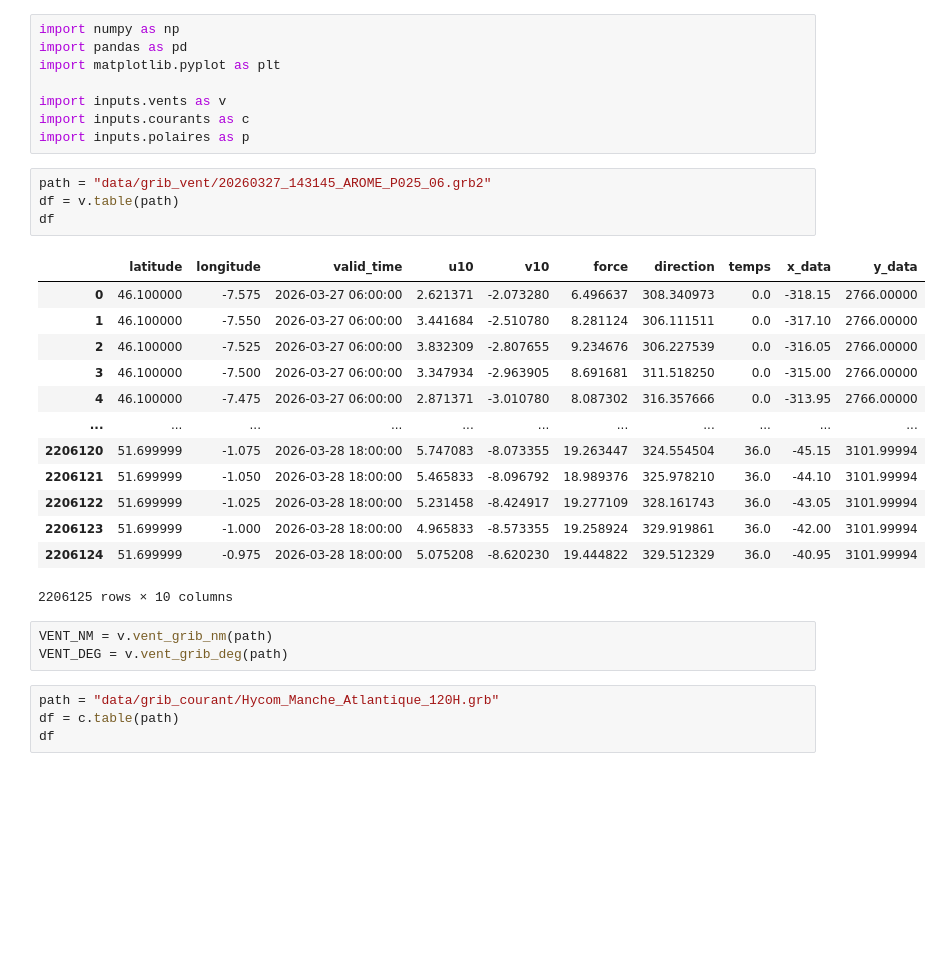
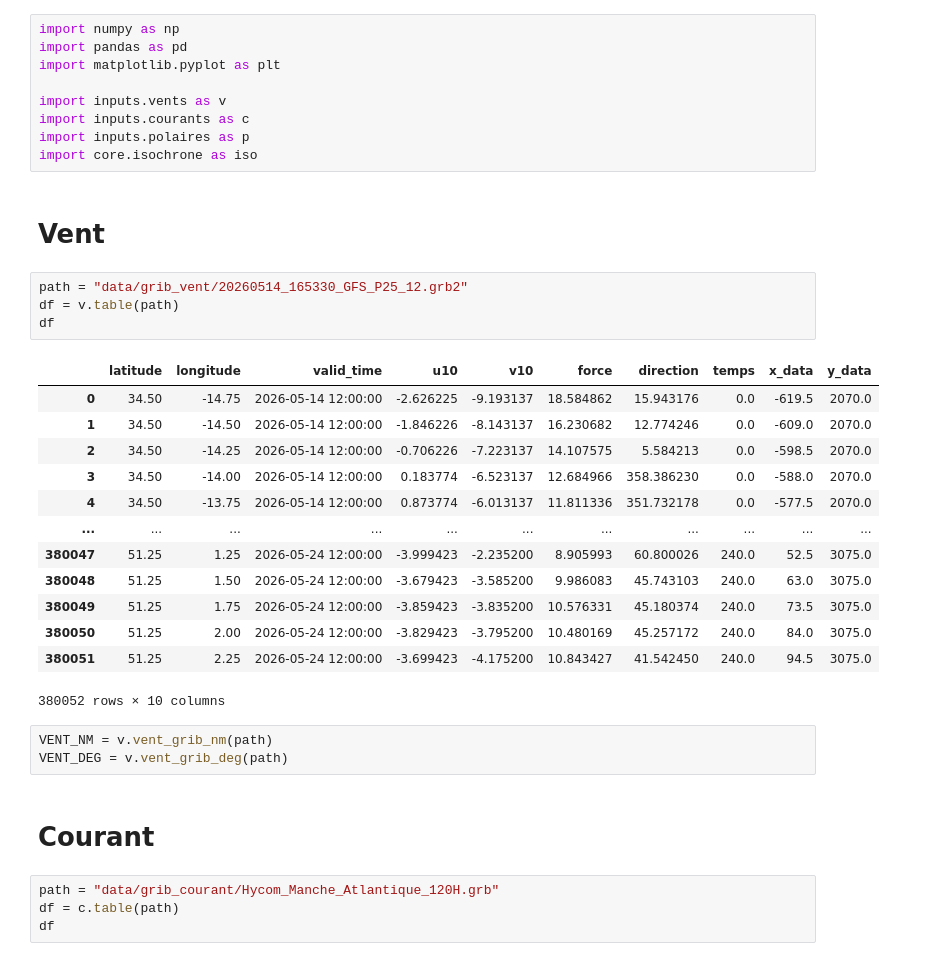
Before and after one commit to louisbsc/routage-meteo, a Jupyter notebook: exec_realwind.ipynb, the cells around one changed output. Saved outputs shown, nothing was run; the diff lists cells and outputs as text; blank space fills up the shorter version.

```diff
--- a/exec_realwind.ipynb
+++ b/exec_realwind.ipynb
@@ -6,27 +6,32 @@ import matplotlib.pyplot as plt
 import inputs.vents as v
 import inputs.courants as c
 import inputs.polaires as p
+import core.isochrone as iso
+# %% [markdown]
+# Vent
 # %%
-path = "data/grib_vent/20260327_143145_AROME_P025_06.grb2"
+path = "data/grib_vent/20260514_165330_GFS_P25_12.grb2"
 df = v.table(path)
 df
 # %% [output]
 |  | latitude | longitude | valid_time | u10 | v10 | force | direction | temps | x_data | y_data |
-| 0 | 46.100000 | -7.575 | 2026-03-27 06:00:00 | 2.621371 | -2.073280 | 6.496637 | 308.340973 | 0.0 | -318.15 | 2766.00000 |
-| 1 | 46.100000 | -7.550 | 2026-03-27 06:00:00 | 3.441684 | -2.510780 | 8.281124 | 306.111511 | 0.0 | -317.10 | 2766.00000 |
-| 2 | 46.100000 | -7.525 | 2026-03-27 06:00:00 | 3.832309 | -2.807655 | 9.234676 | 306.227539 | 0.0 | -316.05 | 2766.00000 |
-| 3 | 46.100000 | -7.500 | 2026-03-27 06:00:00 | 3.347934 | -2.963905 | 8.691681 | 311.518250 | 0.0 | -315.00 | 2766.00000 |
-| 4 | 46.100000 | -7.475 | 2026-03-27 06:00:00 | 2.871371 | -3.010780 | 8.087302 | 316.357666 | 0.0 | -313.95 | 2766.00000 |
+| 0 | 34.50 | -14.75 | 2026-05-14 12:00:00 | -2.626225 | -9.193137 | 18.584862 | 15.943176 | 0.0 | -619.5 | 2070.0 |
+| 1 | 34.50 | -14.50 | 2026-05-14 12:00:00 | -1.846226 | -8.143137 | 16.230682 | 12.774246 | 0.0 | -609.0 | 2070.0 |
+| 2 | 34.50 | -14.25 | 2026-05-14 12:00:00 | -0.706226 | -7.223137 | 14.107575 | 5.584213 | 0.0 | -598.5 | 2070.0 |
+| 3 | 34.50 | -14.00 | 2026-05-14 12:00:00 | 0.183774 | -6.523137 | 12.684966 | 358.386230 | 0.0 | -588.0 | 2070.0 |
+| 4 | 34.50 | -13.75 | 2026-05-14 12:00:00 | 0.873774 | -6.013137 | 11.811336 | 351.732178 | 0.0 | -577.5 | 2070.0 |
 | ... | ... | ... | ... | ... | ... | ... | ... | ... | ... | ... |
-| 2206120 | 51.699999 | -1.075 | 2026-03-28 18:00:00 | 5.747083 | -8.073355 | 19.263447 | 324.554504 | 36.0 | -45.15 | 3101.99994 |
-| 2206121 | 51.699999 | -1.050 | 2026-03-28 18:00:00 | 5.465833 | -8.096792 | 18.989376 | 325.978210 | 36.0 | -44.10 | 3101.99994 |
-| 2206122 | 51.699999 | -1.025 | 2026-03-28 18:00:00 | 5.231458 | -8.424917 | 19.277109 | 328.161743 | 36.0 | -43.05 | 3101.99994 |
-| 2206123 | 51.699999 | -1.000 | 2026-03-28 18:00:00 | 4.965833 | -8.573355 | 19.258924 | 329.919861 | 36.0 | -42.00 | 3101.99994 |
-| 2206124 | 51.699999 | -0.975 | 2026-03-28 18:00:00 | 5.075208 | -8.620230 | 19.444822 | 329.512329 | 36.0 | -40.95 | 3101.99994 |
+| 380047 | 51.25 | 1.25 | 2026-05-24 12:00:00 | -3.999423 | -2.235200 | 8.905993 | 60.800026 | 240.0 | 52.5 | 3075.0 |
+| 380048 | 51.25 | 1.50 | 2026-05-24 12:00:00 | -3.679423 | -3.585200 | 9.986083 | 45.743103 | 240.0 | 63.0 | 3075.0 |
+| 380049 | 51.25 | 1.75 | 2026-05-24 12:00:00 | -3.859423 | -3.835200 | 10.576331 | 45.180374 | 240.0 | 73.5 | 3075.0 |
+| 380050 | 51.25 | 2.00 | 2026-05-24 12:00:00 | -3.829423 | -3.795200 | 10.480169 | 45.257172 | 240.0 | 84.0 | 3075.0 |
+| 380051 | 51.25 | 2.25 | 2026-05-24 12:00:00 | -3.699423 | -4.175200 | 10.843427 | 41.542450 | 240.0 | 94.5 | 3075.0 |
-2206125 rows × 10 columns
+380052 rows × 10 columns
 # %%
 VENT_NM = v.vent_grib_nm(path)
 VENT_DEG = v.vent_grib_deg(path)
+# %% [markdown]
+# Courant
 # %%
 path = "data/grib_courant/Hycom_Manche_Atlantique_120H.grb"
 df = c.table(path)
```
Also changed, not shown: parts of 25 cells of this notebook, 3 other files.
